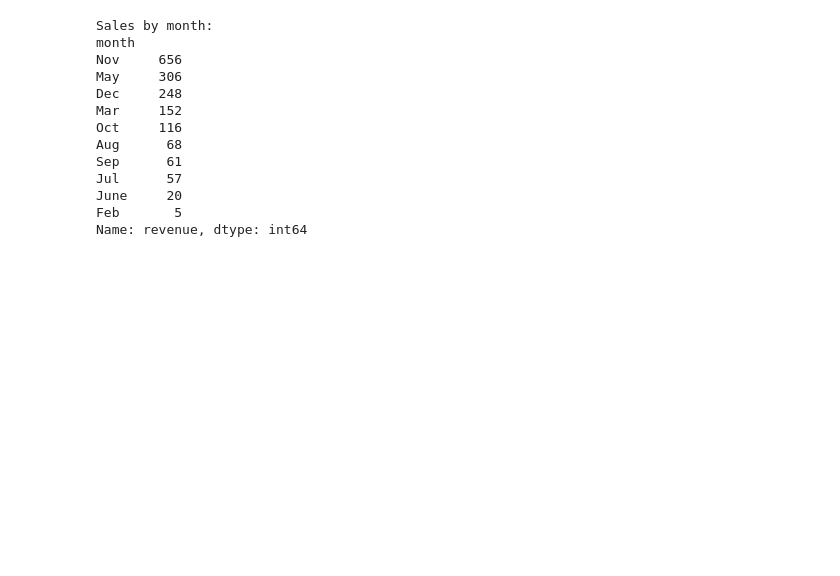
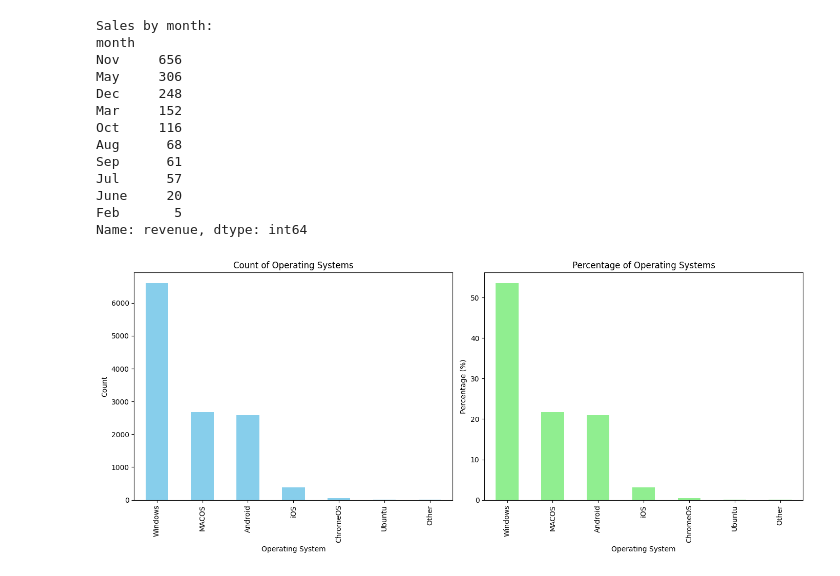
Before and after one commit to neuscib/exploratory-data-analysis---online-shopping-in-retail376, a Jupyter notebook: exploratory-data-analysis---online-shopping-in-retail376/analysis/Analysis and visualisation.ipynb, the cells around one changed output. Drawn from its saved outputs; the diff is of its cells as text; code cells hidden in the pictures; blank space fills up the shorter version.

Commit message:
Analysis finished

```diff
--- a/exploratory-data-analysis---online-shopping-in-retail376/analysis/Analysis and visualisation.ipynb
+++ b/exploratory-data-analysis---online-shopping-in-retail376/analysis/Analysis and visualisation.ipynb
@@ -132,0 +139,31 @@ Name: revenue, dtype: int64
+# %%
+import pandas as pd
+import matplotlib.pyplot as plt
+
+# Load the dataset
+df = pd.read_csv(r"C:\Users\nieve\exploratory-data-analysis---online-shopping-in-retail376\CSV FILES\transformed_data.csv")
+
+# Count the occurrences of each operating system
+os_count = df['operating_systems'].value_counts()
+
+# Calculate the percentage of the total
+os_percentage = (os_count / len(df)) * 100
+
+# Plotting the count of operating systems
+fig, ax = plt.subplots(1, 2, figsize=(14, 6))
+
+os_count.plot(kind='bar', ax=ax[0], color='skyblue')
+ax[0].set_title('Count of Operating Systems')
+ax[0].set_xlabel('Operating System')
+ax[0].set_ylabel('Count')
+
+# Plotting the percentage of operating systems
+os_percentage.plot(kind='bar', ax=ax[1], color='lightgreen')
+ax[1].set_title('Percentage of Operating Systems')
+ax[1].set_xlabel('Operating System')
+ax[1].set_ylabel('Percentage (%)')
+
+plt.tight_layout()
+plt.show()
+# %% [output]
+[figure, added]
```
Also changed, not shown: parts of 27 cells of this notebook, 5 other files.
